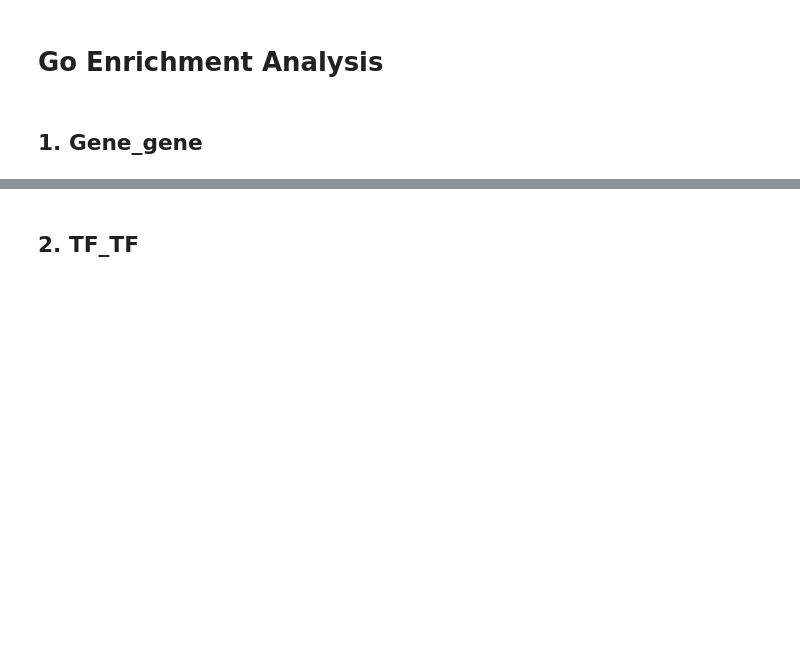
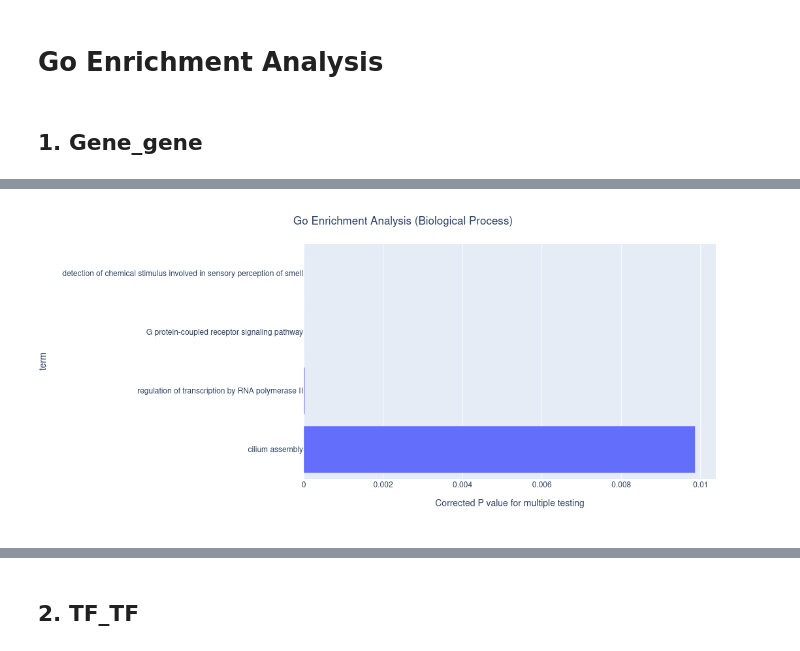
Before and after one commit to Polster-lab/Analysis_GRN_ROSMAP, a Jupyter notebook: Gene_Gene_Graph_hypothesis_testing_GO_Analysis.ipynb, the cells around one changed output, grey strips where cells are left out. Cells and saved outputs as stored; diff of their text form; code cells hidden in the pictures; blank space fills up the shorter version.

```diff
--- a/Gene_Gene_Graph_hypothesis_testing_GO_Analysis.ipynb
+++ b/Gene_Gene_Graph_hypothesis_testing_GO_Analysis.ipynb
@@ -199,0 +599,8 @@ from goatools.goea.go_enrichment_ns import GOEnrichmentStudyNS
+# %%
+goeaobj = GOEnrichmentStudyNS(
+        GeneID2nt_human.keys(), # List of mouse protein-coding genes
+        ns2assoc, # geneid/GO associations
+        obodag, # Ontologies
+        propagate_counts = False,
+        alpha = 0.05, # default significance cut-off
+        methods = ['fdr_bh'])
@@ -199,0 +698,10 @@ from goatools.goea.go_enrichment_ns import GOEnrichmentStudyNS
+# %%
+biological_process_df = df[df['class']== 'biological_process']
+biological_process_df = biological_process_df[biological_process_df.p_corr <0.05]
+
+
+molecular_function_df = df[df['class']== 'molecular_function']
+molecular_function_df = molecular_function_df[molecular_function_df.p_corr <0.05]
+
+cellular_component_df = df[df['class']== 'cellular_component']
+cellular_component_df = cellular_component_df[cellular_component_df.p_corr <0.05]
@@ -199,0 +728,10 @@ from goatools.goea.go_enrichment_ns import GOEnrichmentStudyNS
+# %%
+import plotly.express as px
+biological_process_df.sort_values(by = 'p_corr', ascending= False,inplace= True)
+fig = px.bar(biological_process_df, x='p_corr', y = 'term', orientation = 'h')
+fig.update_layout(xaxis = dict(title = 'Corrected P value for multiple testing'))
+fig.update_layout(width = 1500, height = 500)
+fig.update_layout(title= dict(text = 'Go Enrichment Analysis (Biological Process)', x = 0.5))
+fig.show()
+# %% [output]
+[figure, added]
```
Also changed, not shown: parts of 73 cells of this notebook.
